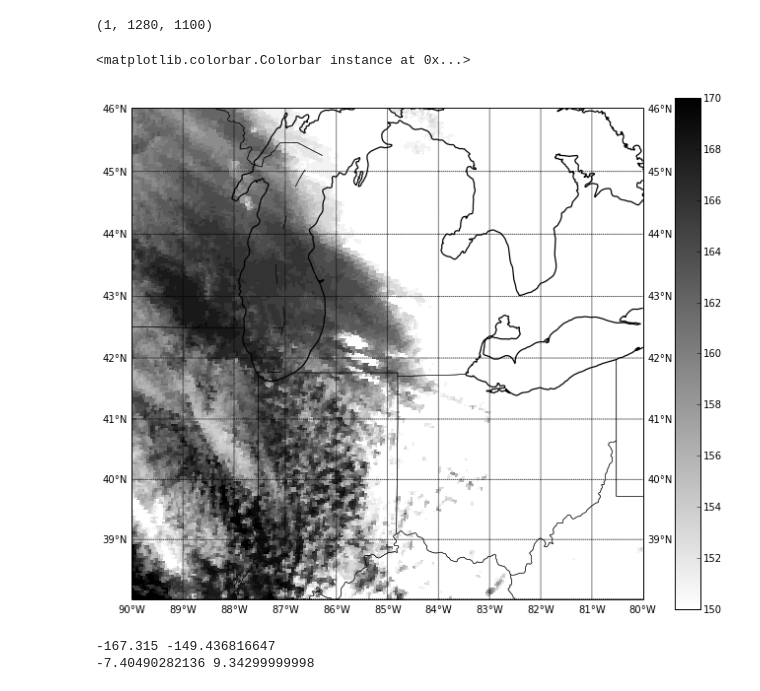
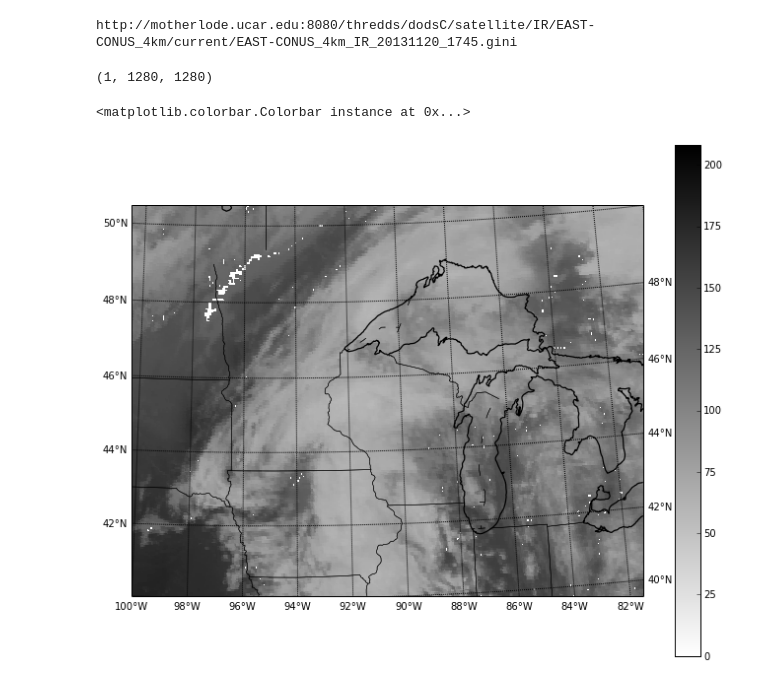
Before and after one commit to scollis/notebooks, a Jupyter notebook: 11 micron.ipynb, the cells around one changed output. Saved outputs shown, nothing was run; the diff lists cells and outputs as text; code cells hidden in the pictures.

Commit message:
Update of GOES imagery

```diff
--- a/11 micron.ipynb
+++ b/11 micron.ipynb
@@ -41,50 +9,66 @@ Imager 11 micron IR
-# %%
-vals=data.variables['IR'][:]*-1.0
-swap_me = np.where(vals < 0)
-vals[swap_me] = vals[swap_me] + 128.0*2.0
-
-print vals.shape
-xg, yg = np.meshgrid(data.variables['x'][:]*1000.0, data.variables['y'][:]*1000.0)
-
-pnyc = pyproj.Proj(proj = 'lcc',datum = 'NAD83',
-                   lat_0 = data.geospatial_lat_max,
-                   lon_0 = data.geospatial_lon_max,
-                   x_0 = data.variables['x'][0]*1000.0,
-                   y_0 = data.variables['y'][0]*1000.0)
-lon, lat = pnyc(xg, yg, inverse = True)
-# %% [output]
-(1, 1280, 1100)
+# %%
+dir_string = 'http://motherlode.ucar.edu:8080/thredds/dodsC/satellite/IR/EAST-CONUS_4km/current/'
+dirlisting = urllib2.urlopen(dir_string)
+all_lines = dirlisting.read().splitlines()
+has_gini = []
+for line in all_lines:
+    if '.gini' in line:
+        #print line
+        happy_place = line.find('EAST-CONUS_4km_IR_')
+        end_place = line.find('.gini')
+        my_upper_name = line[happy_place:end_place]+'.gini'
+        url = dir_string + my_upper_name
+        has_gini.append(url)
+# %%
+print has_gini[0]
+# %% [output]
+http://motherlode.ucar.edu:8080/thredds/dodsC/satellite/IR/EAST-CONUS_4km/current/EAST-CONUS_4km_IR_20131120_1745.gini
+# %%
+data=netCDF4.Dataset(has_gini[0])
 # %%
+vals=data.variables['IR'][:]*-1.0
+swap_me = np.where(vals < 0)
+vals[swap_me] = vals[swap_me] + 128.0*2.0
+
+print vals.shape
+xg, yg = np.meshgrid(data.variables['x'][:]*1000.0, data.variables['y'][::-1]*1000.0)
+
+
+pnyc = pyproj.Proj(proj = 'lcc',datum = 'NAD83',
+                   lat_0 = data.variables['LambertConformal'].latitude_of_projection_origin,
+                   lon_0 = data.variables['LambertConformal'].longitude_of_central_meridian,
+                   x_0 = 0.0,
+                   y_0 = 0.0)
+
+lon, lat = pnyc(xg, yg, inverse = True)
+
 min_lon = lon.min(); max_lon = lon.max()
 min_lat = lat.min(); max_lat = lat.max()
 
-box=[-90, -80, 38, 46]
+box=[-100, -80, 40, 50]
 
 m = Basemap(llcrnrlon=box[0],llcrnrlat=box[2],
             urcrnrlon=box[1],urcrnrlat=box[3],
-            projection='mill',area_thresh=10000,
-            resolution='h')
+            projection='lcc',area_thresh=10000,
+            resolution='h',
+            lat_0 = data.variables['LambertConformal'].latitude_of_projection_origin,
+            lon_0 = data.variables['LambertConformal'].longitude_of_central_meridian)
 
 x, y = m(lon, lat)
 # create figure.
 fig=plt.figure(figsize=(10,9))
 ax = fig.add_axes([0.01,0.05,0.9,0.80])
-m.drawparallels(np.linspace(38,46, 9) ,labels=[1,1,0,0])
-m.drawmeridians(np.linspace(-90, -80,11),labels=[0,0,0,1])
-m.pcolormesh(x, y , vals[-1,:], cmap=plt.get_cmap('binary'), vmin=150, vmax=170)
+m.drawparallels(np.linspace(30,50, 11) ,labels=[1,1,0,0])
+m.drawmeridians(np.linspace(-100, -80,11),labels=[0,0,0,1])
+m.pcolormesh(x, y , vals[0,::-1], cmap=plt.get_cmap('binary'))
 xr, yr = m([box[0], box[1]], [box[2], box[3]])
 plt.xlim(xr)
 plt.ylim(yr)
 
 m.drawcoastlines(linewidth=1.25)
 m.drawstates()
 plt.colorbar()
 # %% [output]
-<matplotlib.colorbar.Colorbar instance at 0x...>
+(1, 1280, 1280)
+<matplotlib.colorbar.Colorbar instance at 0x...>
-[figure, old version]
+[figure, new version]
-# %%
-print lon.min(), lon.max()
-print lat.min(), lat.max()
-# %% [output]
--167.315 -149.436816647
--7.40490282136 9.34299999998
```
Also changed, not shown: parts of 3 cells of this notebook.
